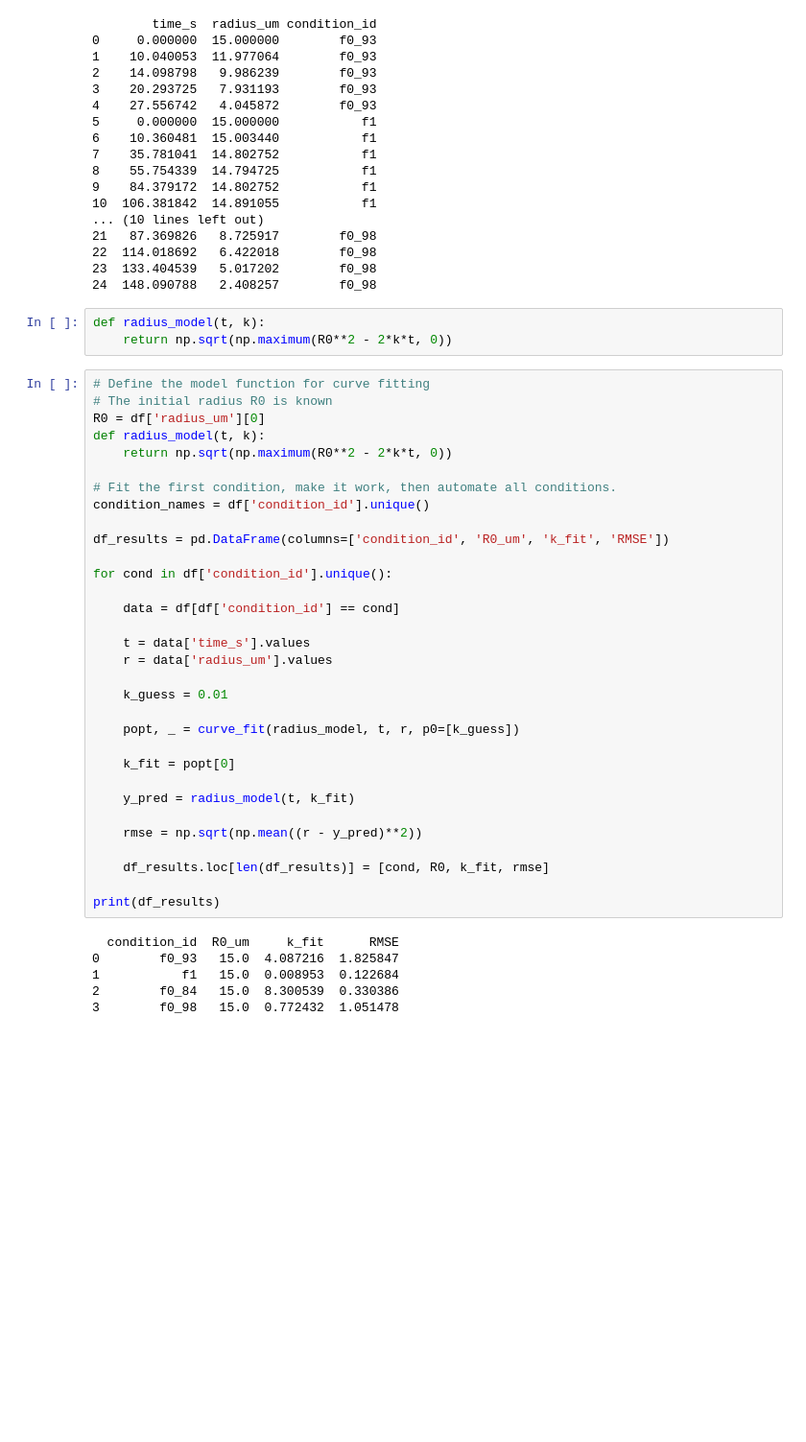
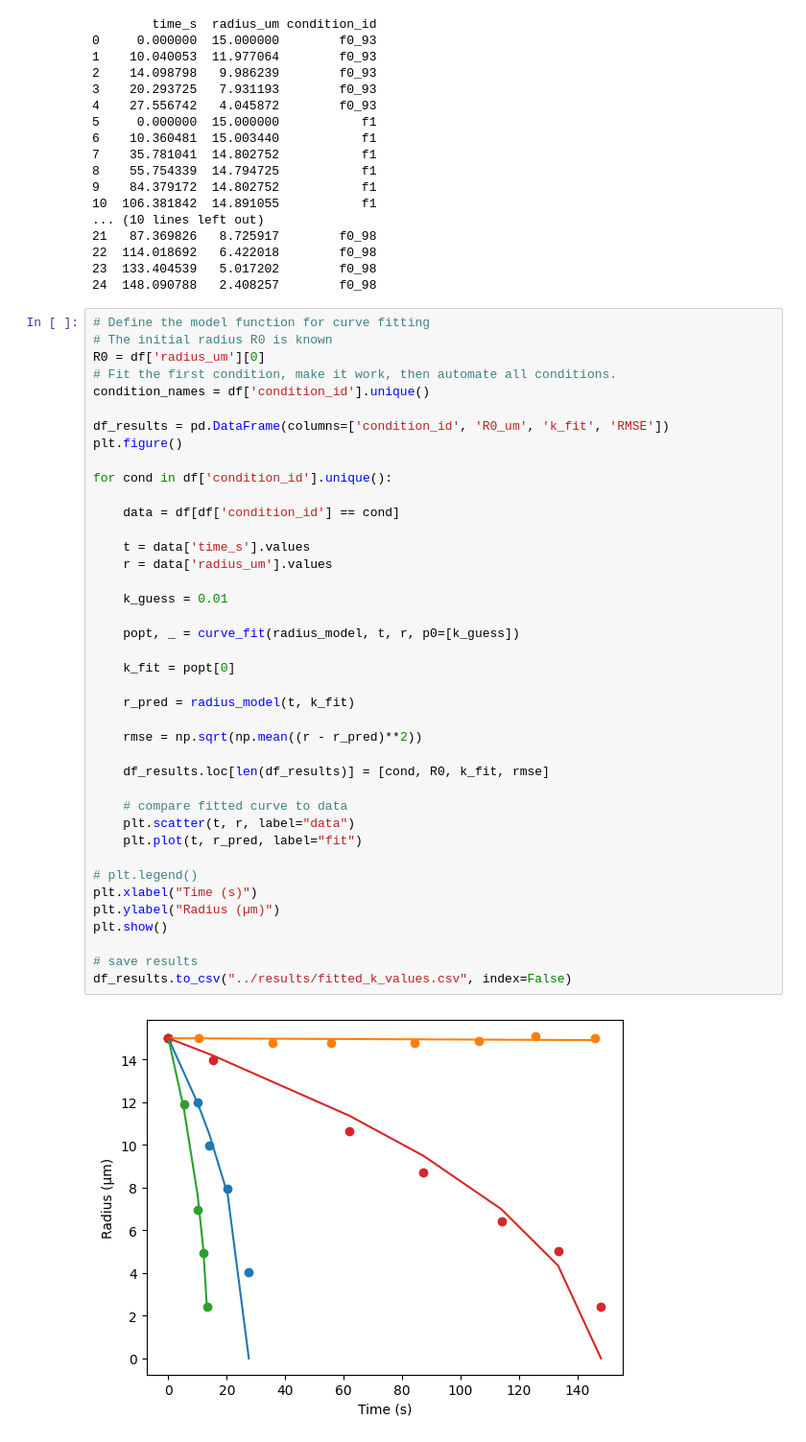
Before and after one commit to MeganRichards1/bubble-dissolution-inference, a Jupyter notebook: notebooks/02_model_fitting.ipynb, the cells around one changed output. Shown at 96% size. Drawn from its saved outputs; the diff is of its cells as text; blank space fills up the shorter version.

```diff
--- a/notebooks/02_model_fitting.ipynb
+++ b/notebooks/02_model_fitting.ipynb
@@ -30,44 +30,45 @@ print(df)
 22  114.018692   6.422018        f0_98
 23  133.404539   5.017202        f0_98
 24  148.090788   2.408257        f0_98
-# %%
-def radius_model(t, k):
-    return np.sqrt(np.maximum(R0**2 - 2*k*t, 0))
 # %%
 # Define the model function for curve fitting
 # The initial radius R0 is known
 R0 = df['radius_um'][0]
-def radius_model(t, k):
-    return np.sqrt(np.maximum(R0**2 - 2*k*t, 0))
-
 # Fit the first condition, make it work, then automate all conditions.
 condition_names = df['condition_id'].unique()
 
 df_results = pd.DataFrame(columns=['condition_id', 'R0_um', 'k_fit', 'RMSE'])
+plt.figure()
 
 for cond in df['condition_id'].unique():
 
     data = df[df['condition_id'] == cond]
 
     t = data['time_s'].values
     r = data['radius_um'].values
 
     k_guess = 0.01
 
     popt, _ = curve_fit(radius_model, t, r, p0=[k_guess])
 
     k_fit = popt[0]
 
-    y_pred = radius_model(t, k_fit)
+    r_pred = radius_model(t, k_fit)
 
-    rmse = np.sqrt(np.mean((r - y_pred)**2))
+    rmse = np.sqrt(np.mean((r - r_pred)**2))
 
     df_results.loc[len(df_results)] = [cond, R0, k_fit, rmse]
 
-print(df_results)
+    # compare fitted curve to data
+    plt.scatter(t, r, label="data")
+    plt.plot(t, r_pred, label="fit")
+
+# plt.legend()
+plt.xlabel("Time (s)")
+plt.ylabel("Radius (µm)")
+plt.show()
+
+# save results
+df_results.to_csv("../results/fitted_k_values.csv", index=False)
 # %% [output]
-  condition_id  R0_um     k_fit      RMSE
-0        f0_93   15.0  4.087216  1.825847
-1           f1   15.0  0.008953  0.122684
-2        f0_84   15.0  8.300539  0.330386
-3        f0_98   15.0  0.772432  1.051478
+[figure, added]
```
Also changed, not shown: parts of 4 cells of this notebook, 1 other file.
